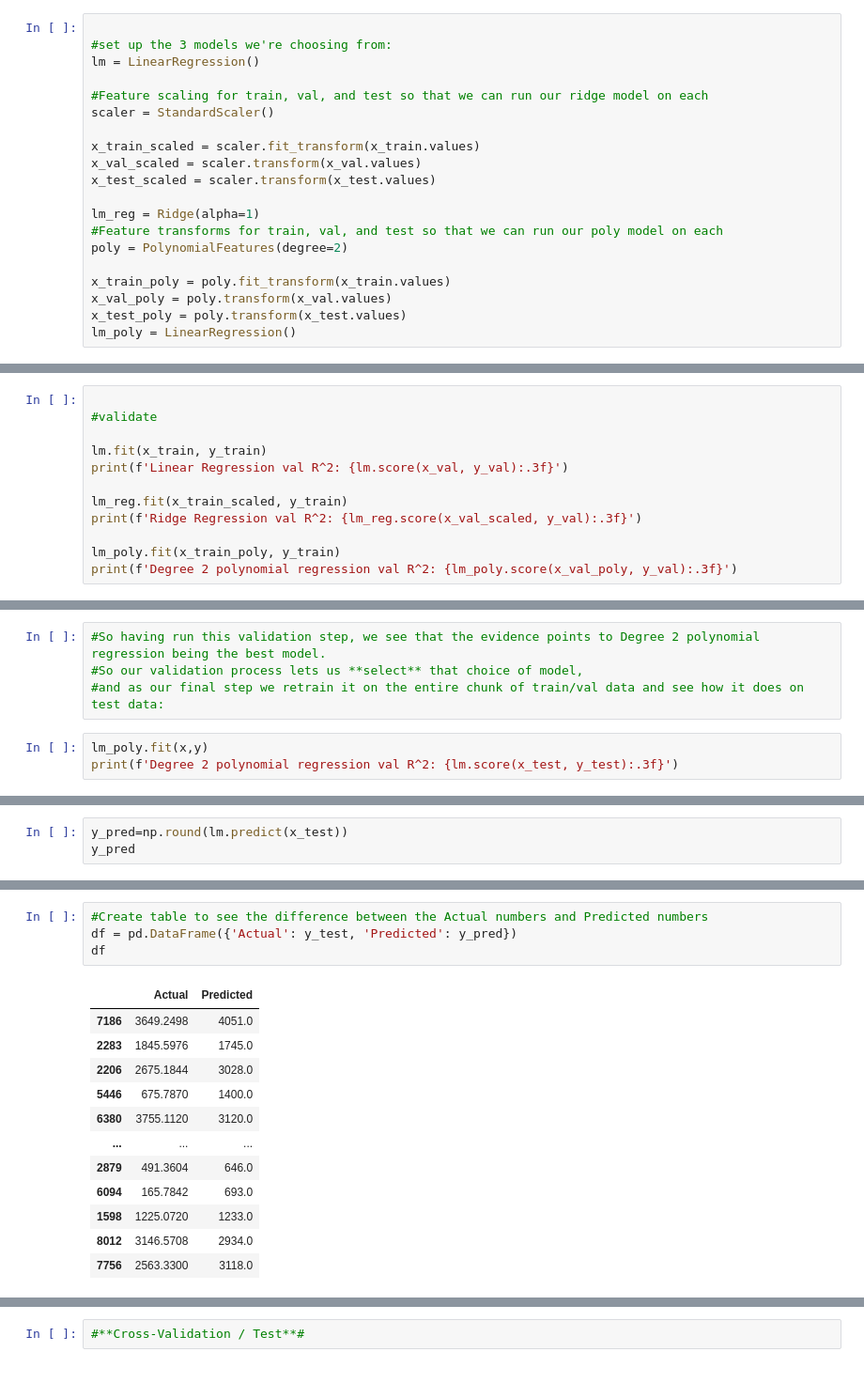
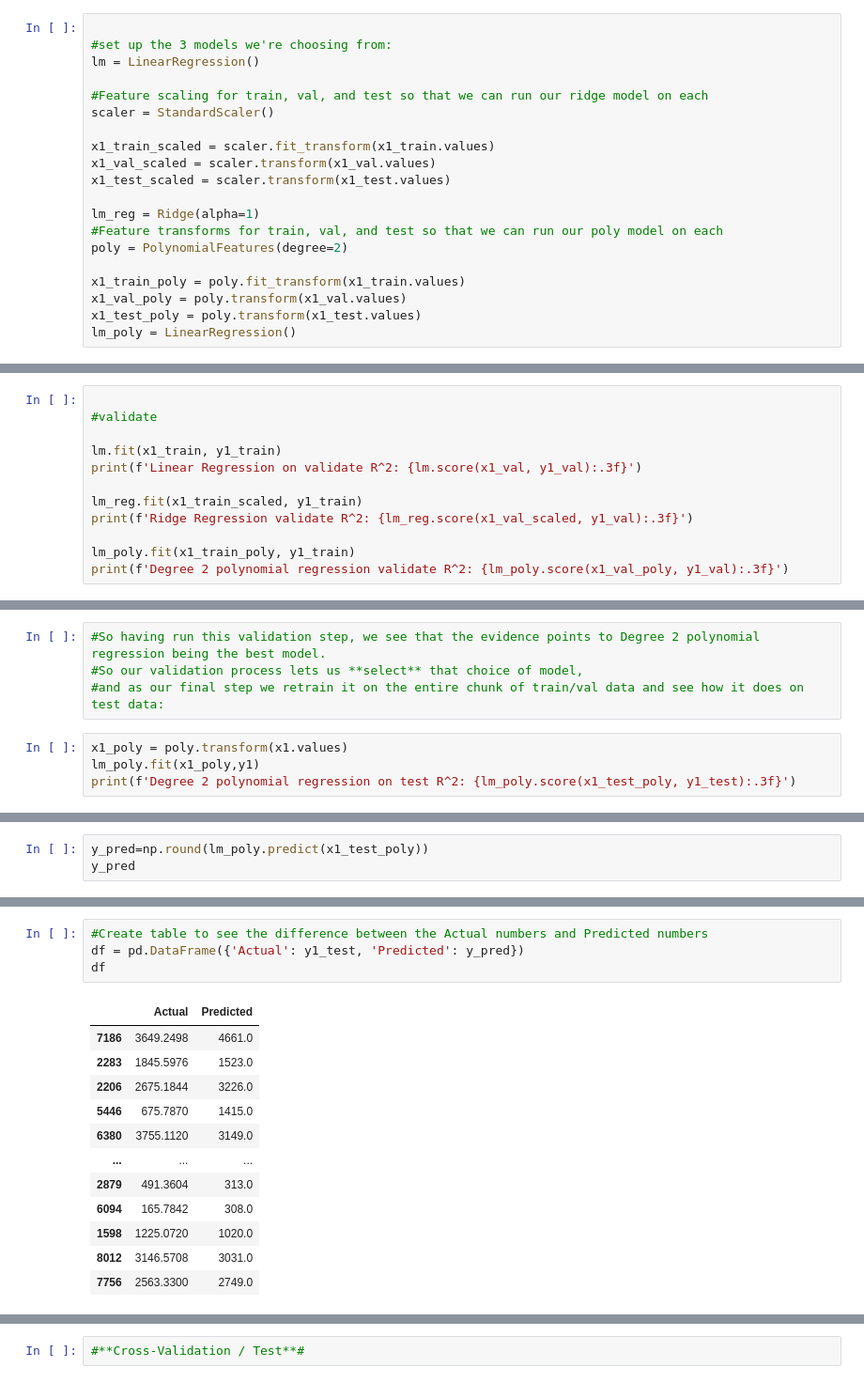
Before and after one commit to tahani321/Tahani-Alshedoukhi, a Jupyter notebook: MyProject-Copy1.ipynb, the cells around one changed output, grey strips where cells are left out. Shown: that part at 94% size. Cells and saved outputs as stored; diff of their text form.

```diff
--- a/MyProject-Copy1.ipynb
+++ b/MyProject-Copy1.ipynb
@@ -616,17 +497,17 @@ lm = LinearRegression()
 #Feature scaling for train, val, and test so that we can run our ridge model on each
 scaler = StandardScaler()
 
-x_train_scaled = scaler.fit_transform(x_train.values)
-x_val_scaled = scaler.transform(x_val.values)
-x_test_scaled = scaler.transform(x_test.values)
+x1_train_scaled = scaler.fit_transform(x1_train.values)
+x1_val_scaled = scaler.transform(x1_val.values)
+x1_test_scaled = scaler.transform(x1_test.values)
 
 lm_reg = Ridge(alpha=1)
 #Feature transforms for train, val, and test so that we can run our poly model on each
 poly = PolynomialFeatures(degree=2)
 
-x_train_poly = poly.fit_transform(x_train.values)
-x_val_poly = poly.transform(x_val.values)
-x_test_poly = poly.transform(x_test.values)
+x1_train_poly = poly.fit_transform(x1_train.values)
+x1_val_poly = poly.transform(x1_val.values)
+x1_test_poly = poly.transform(x1_test.values)
 lm_poly = LinearRegression()
 # %%
 #Now we can train, validate, and test.
@@ -634,12 +515,12 @@ lm_poly = LinearRegression()
 
 #validate
 
-lm.fit(x_train, y_train)
-print(f'Linear Regression val R^2: {lm.score(x_val, y_val):.3f}')
+lm.fit(x1_train, y1_train)
+print(f'Linear Regression on validate R^2: {lm.score(x1_val, y1_val):.3f}')
 
-lm_reg.fit(x_train_scaled, y_train)
-print(f'Ridge Regression val R^2: {lm_reg.score(x_val_scaled, y_val):.3f}')
+lm_reg.fit(x1_train_scaled, y1_train)
+print(f'Ridge Regression validate R^2: {lm_reg.score(x1_val_scaled, y1_val):.3f}')
 
-lm_poly.fit(x_train_poly, y_train)
-print(f'Degree 2 polynomial regression val R^2: {lm_poly.score(x_val_poly, y_val):.3f}')
+lm_poly.fit(x1_train_poly, y1_train)
+print(f'Degree 2 polynomial regression validate R^2: {lm_poly.score(x1_val_poly, y1_val):.3f}')
 # %% [output]
@@ -651,6 +532,7 @@ Degree 2 polynomial regression val R^2: 0.600
 #So our validation process lets us **select** that choice of model,
 #and as our final step we retrain it on the entire chunk of train/val data and see how it does on test data:
 # %%
-lm_poly.fit(x,y)
-print(f'Degree 2 polynomial regression val R^2: {lm.score(x_test, y_test):.3f}')
+x1_poly = poly.transform(x1.values)
+lm_poly.fit(x1_poly,y1)
+print(f'Degree 2 polynomial regression on test R^2: {lm_poly.score(x1_test_poly, y1_test):.3f}')
 # %% [output]
@@ -658,4 +540,4 @@ Degree 2 polynomial regression val R^2: 0.571
 # %%
-y_pred=np.round(lm.predict(x_test))
+y_pred=np.round(lm_poly.predict(x1_test_poly))
 y_pred
 # %% [output]
@@ -663,20 +545,20 @@ array([4051., 1745., 3028., ..., 1233., 2934., 3118.])
 # %%
 #Create table to see the difference between the Actual numbers and Predicted numbers
-df = pd.DataFrame({'Actual': y_test, 'Predicted': y_pred})
+df = pd.DataFrame({'Actual': y1_test, 'Predicted': y_pred})
 df
 # %% [output]
 |  | Actual | Predicted |
-| 7186 | 3649.2498 | 4051.0 |
-| 2283 | 1845.5976 | 1745.0 |
-| 2206 | 2675.1844 | 3028.0 |
-| 5446 | 675.7870 | 1400.0 |
-| 6380 | 3755.1120 | 3120.0 |
+| 7186 | 3649.2498 | 4661.0 |
+| 2283 | 1845.5976 | 1523.0 |
+| 2206 | 2675.1844 | 3226.0 |
+| 5446 | 675.7870 | 1415.0 |
+| 6380 | 3755.1120 | 3149.0 |
 | ... | ... | ... |
-| 2879 | 491.3604 | 646.0 |
-| 6094 | 165.7842 | 693.0 |
-| 1598 | 1225.0720 | 1233.0 |
-| 8012 | 3146.5708 | 2934.0 |
-| 7756 | 2563.3300 | 3118.0 |
+| 2879 | 491.3604 | 313.0 |
+| 6094 | 165.7842 | 308.0 |
+| 1598 | 1225.0720 | 1020.0 |
+| 8012 | 3146.5708 | 3031.0 |
+| 7756 | 2563.3300 | 2749.0 |
 1705 rows × 2 columns
 # %%
 sns.pairplot(data= df, x_vars= 'Actual', y_vars= 'Predicted', size= 3, kind='reg');
```
Also changed, not shown: parts of 46 cells of this notebook.
